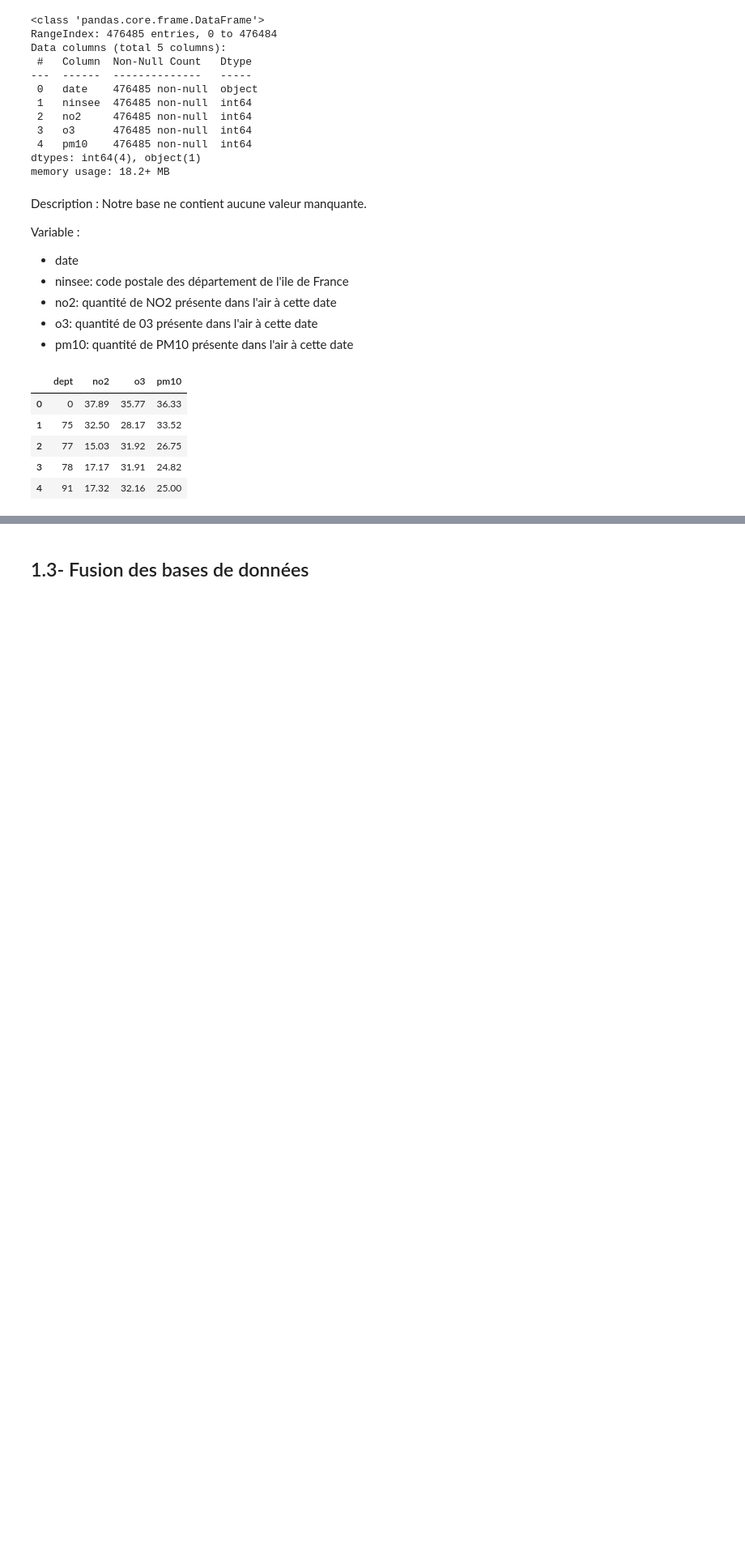
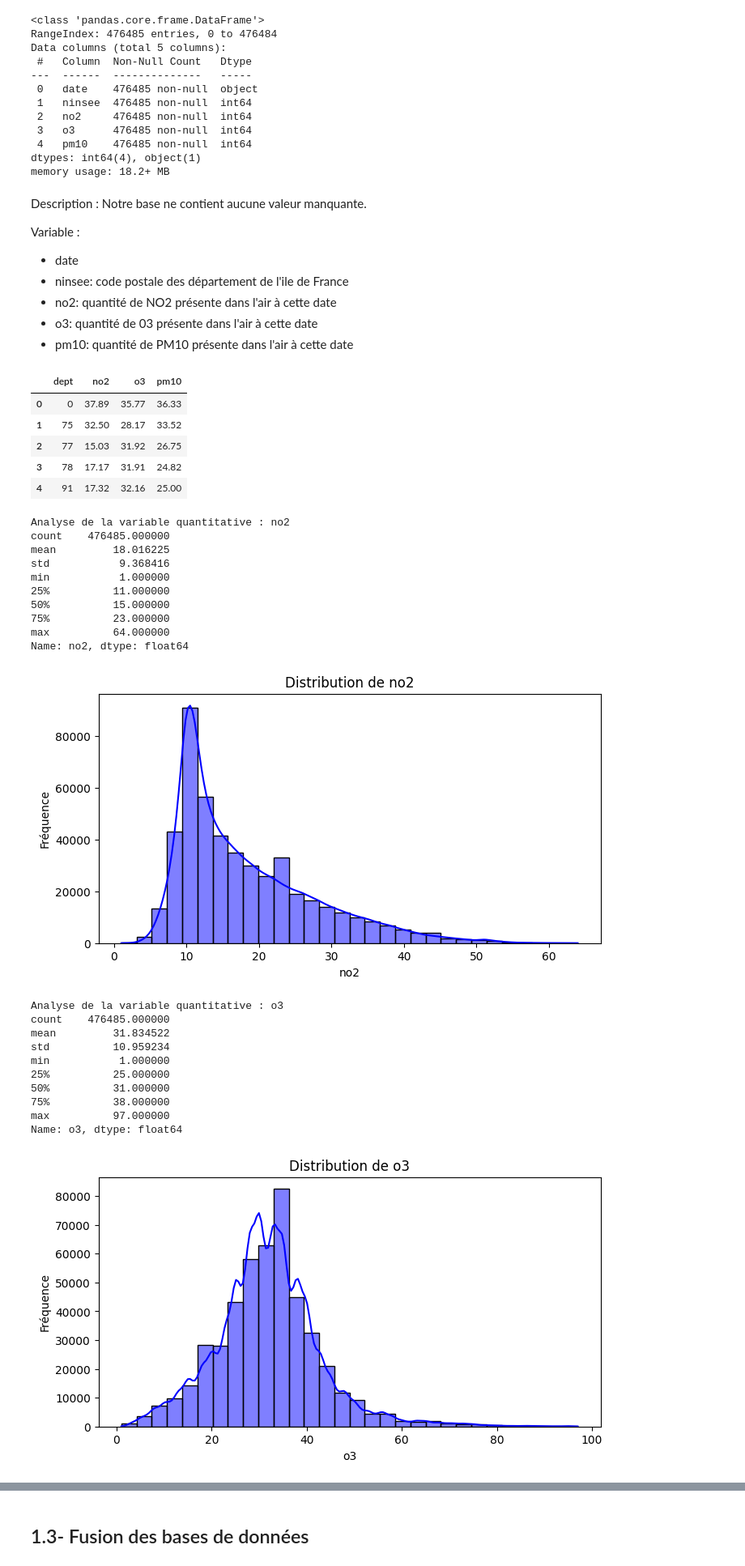
Before and after one commit to IvanaKUETE/projet-Python, a Jupyter notebook: projet/notebook/analyse_exploratoire.ipynb, the cells around one changed output, grey strips where cells are left out. Shown at 81% size. Saved outputs shown, nothing was run; the diff lists cells and outputs as text; code cells hidden in the pictures; blank space fills up the shorter version.

```diff
--- a/projet/notebook/analyse_exploratoire.ipynb
+++ b/projet/notebook/analyse_exploratoire.ipynb
@@ -98,3 +98,40 @@ quali_air.head()
 | 2 | 77 | 15.03 | 31.92 | 26.75 |
 | 3 | 78 | 17.17 | 31.91 | 24.82 |
 | 4 | 91 | 17.32 | 32.16 | 25.00 |
+# %%
+quantitative_vars = ['no2', 'o3', 'pm10']
+
+for col in quantitative_vars:
+    print(f"\nAnalyse de la variable quantitative : {col}")
+    print(qualite_air[col].describe())
+
+    # Histogramme
+    plt.figure(figsize=(8, 4))
+    sns.histplot(qualite_air[col], kde=True, bins=30, color='blue')
+    plt.title(f"Distribution de {col}")
+    plt.xlabel(col)
+    plt.ylabel("Fréquence")
+    plt.show()
+# %% [output]
+Analyse de la variable quantitative : no2
+count    476485.000000
+mean         18.016225
+std           9.368416
+min           1.000000
+25%          11.000000
+50%          15.000000
+75%          23.000000
+max          64.000000
+Name: no2, dtype: float64
+[figure, added]
+Analyse de la variable quantitative : o3
+count    476485.000000
+mean         31.834522
+std          10.959234
+min           1.000000
+25%          25.000000
+50%          31.000000
+75%          38.000000
+max          97.000000
+Name: o3, dtype: float64
+[figure, added]
```
Also changed, not shown: parts of 5 cells of this notebook.
